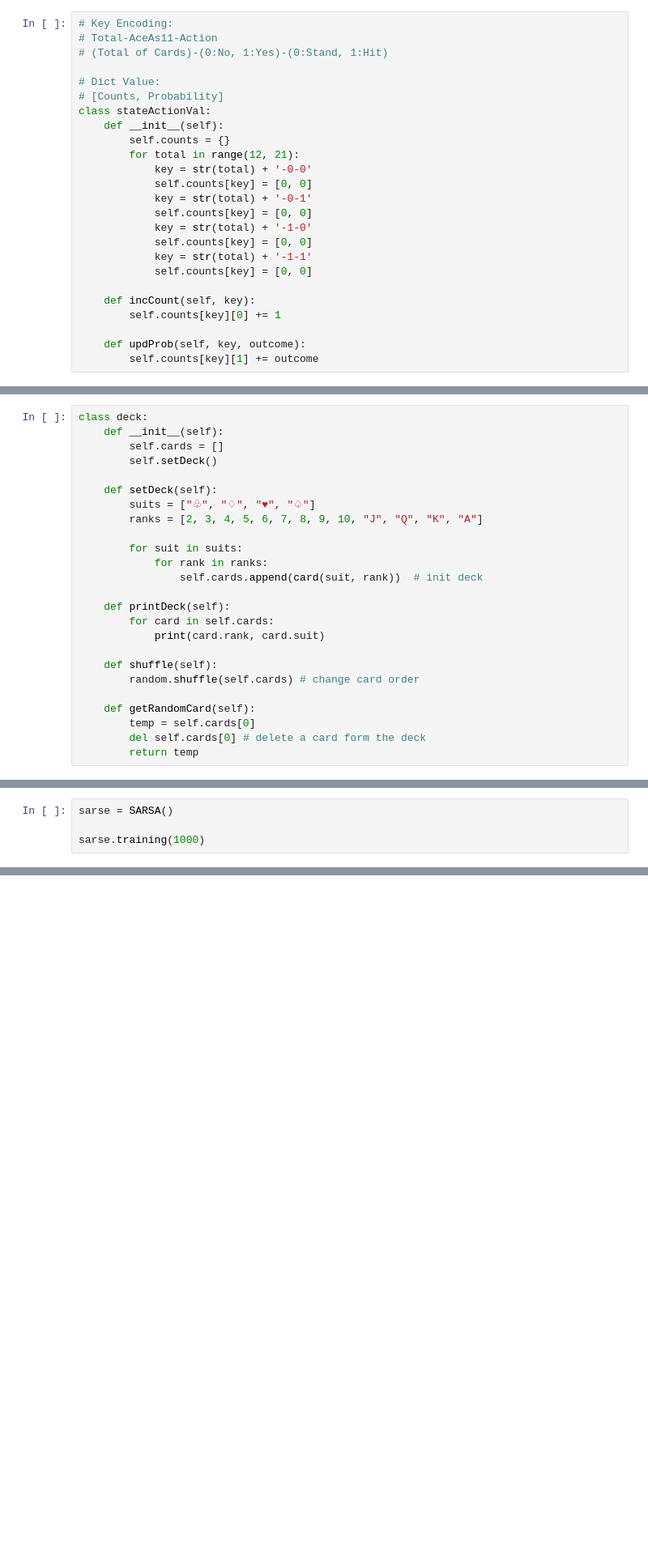
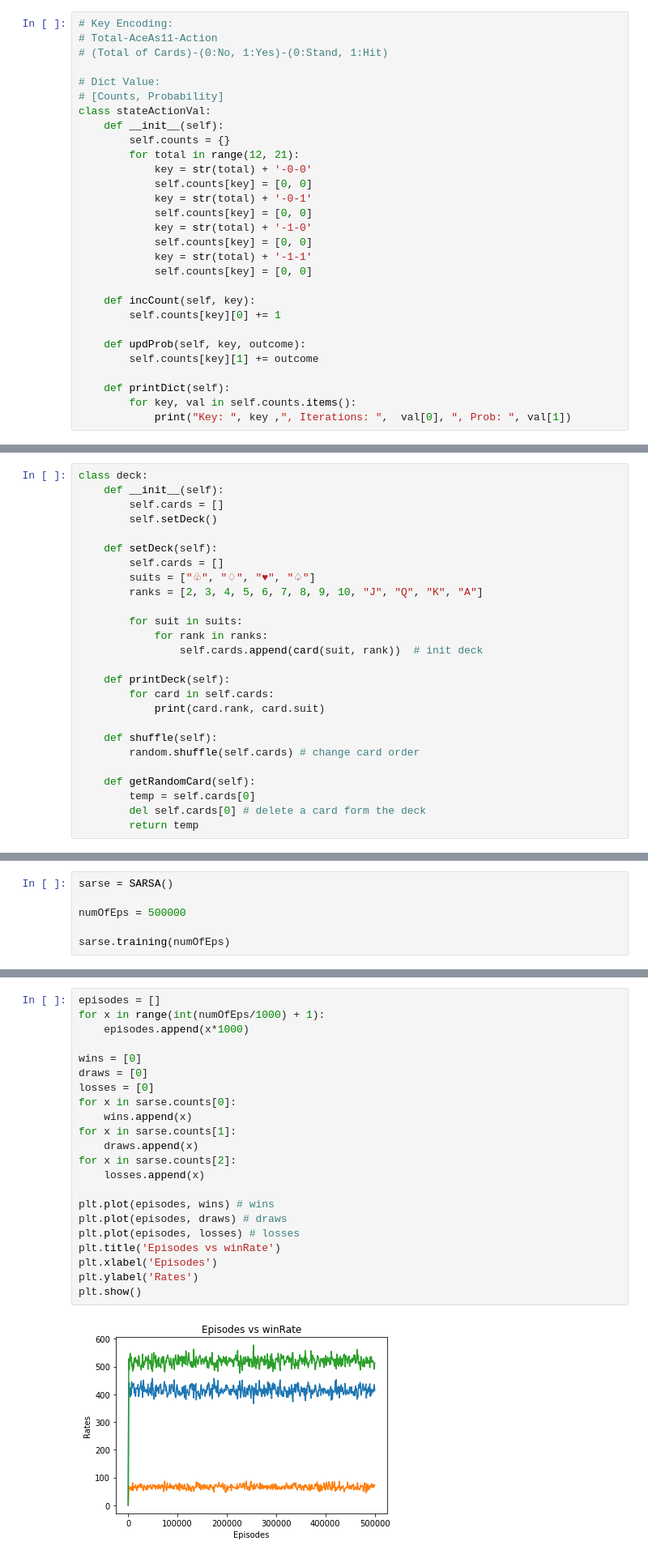
Before and after one commit to Voben/ARI2204-Reinforcement_Learning, a Jupyter notebook: main.ipynb, the cells around one changed output, grey strips where cells are left out. Shown at 81% size. Cells and saved outputs as stored; diff of their text form; blank space fills up the shorter version.

Commit message:
created graph function

```diff
--- a/main.ipynb
+++ b/main.ipynb
@@ -25,6 +26,10 @@ class stateActionVal:
 
     def updProb(self, key, outcome):
         self.counts[key][1] += outcome
+
+    def printDict(self):
+        for key, val in self.counts.items():
+            print("Key: ", key ,", Iterations: ",  val[0], ", Prob: ", val[1])
 # %%
 class player:
     def __init__(self):
@@ -69,6 +74,7 @@ class deck:
         self.setDeck()
 
     def setDeck(self):
+        self.cards = []
         suits = ["♧", "♢", "♥", "♤"]
         ranks = [2, 3, 4, 5, 6, 7, 8, 9, 10, "J", "Q", "K", "A"]
 
@@ -223,4 +250,6 @@ def epsilonGreedy(state, epsilonVal, stateAcVal): #state will be and array [tota
 # %%
 sarse = SARSA()
 
-sarse.training(1000)
+numOfEps = 500000
+
+sarse.training(numOfEps)
@@ -244,0 +256,24 @@ Dealer wins
+# %%
+episodes = []
+for x in range(int(numOfEps/1000) + 1):
+    episodes.append(x*1000)
+
+wins = [0]
+draws = [0]
+losses = [0]
+for x in sarse.counts[0]:
+    wins.append(x)
+for x in sarse.counts[1]:
+    draws.append(x)
+for x in sarse.counts[2]:
+    losses.append(x)
+
+plt.plot(episodes, wins) # wins
+plt.plot(episodes, draws) # draws
+plt.plot(episodes, losses) # losses
+plt.title('Episodes vs winRate')
+plt.xlabel('Episodes')
+plt.ylabel('Rates')
+plt.show()
+# %% [output]
+[figure, added]
```
Also changed, not shown: parts of 5 cells of this notebook.
